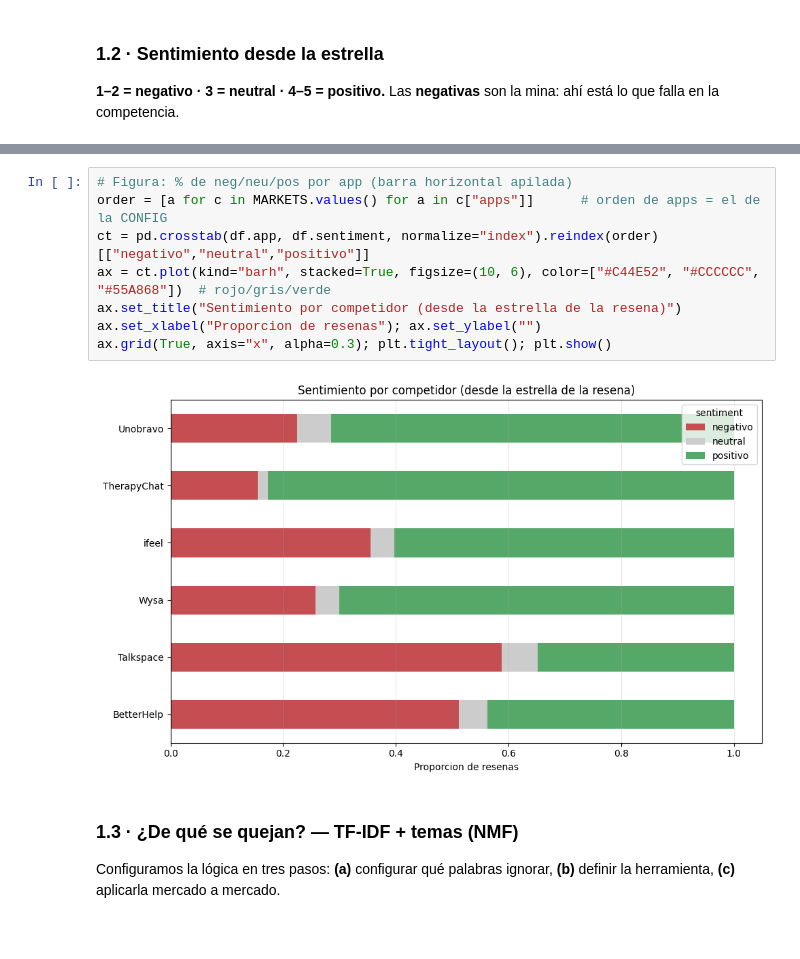
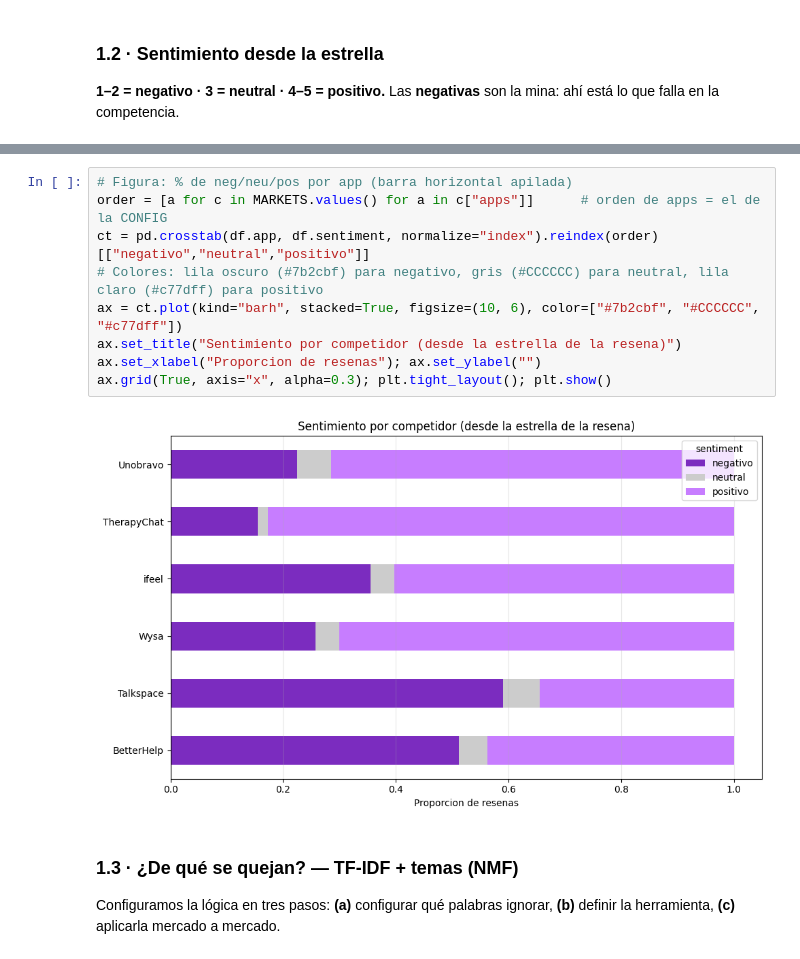
Before and after one commit to Carlesoler8/carlesoler8.github.io, a Jupyter notebook: Melfi_recuperacion_DS.ipynb, the cells around one changed output, grey strips where cells are left out. Cells and saved outputs as stored; diff of their text form.

```diff
--- a/Melfi_recuperacion_DS.ipynb
+++ b/Melfi_recuperacion_DS.ipynb
@@ -129,13 +129,14 @@ Name: proportion, dtype: float64
 # %%
 # Figura: % de neg/neu/pos por app (barra horizontal apilada)
 order = [a for c in MARKETS.values() for a in c["apps"]]      # orden de apps = el de la CONFIG
 ct = pd.crosstab(df.app, df.sentiment, normalize="index").reindex(order)[["negativo","neutral","positivo"]]
-ax = ct.plot(kind="barh", stacked=True, figsize=(10, 6), color=["#C44E52", "#CCCCCC", "#55A868"])  # rojo/gris/verde
+# Colores: lila oscuro (#7b2cbf) para negativo, gris (#CCCCCC) para neutral, lila claro (#c77dff) para positivo
+ax = ct.plot(kind="barh", stacked=True, figsize=(10, 6), color=["#7b2cbf", "#CCCCCC", "#c77dff"])
 ax.set_title("Sentimiento por competidor (desde la estrella de la resena)")
 ax.set_xlabel("Proporcion de resenas"); ax.set_ylabel("")
 ax.grid(True, axis="x", alpha=0.3); plt.tight_layout(); plt.show()
 # %% [output]
-[figure, old version]
+[figure, new version]
 # %% [markdown]
 ### 1.3 · ¿De qué se quejan? — TF-IDF + temas (NMF)
 
```
Also changed, not shown: parts of 6 cells of this notebook.
